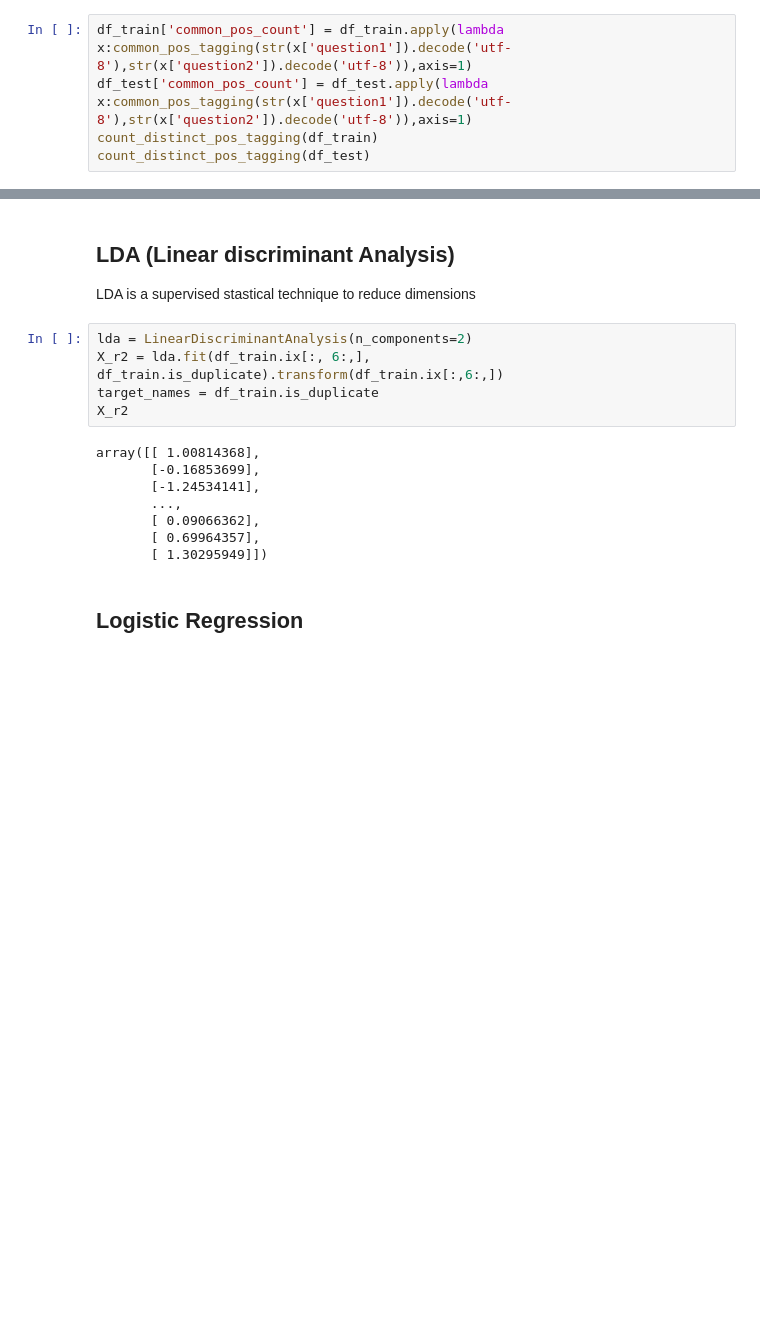
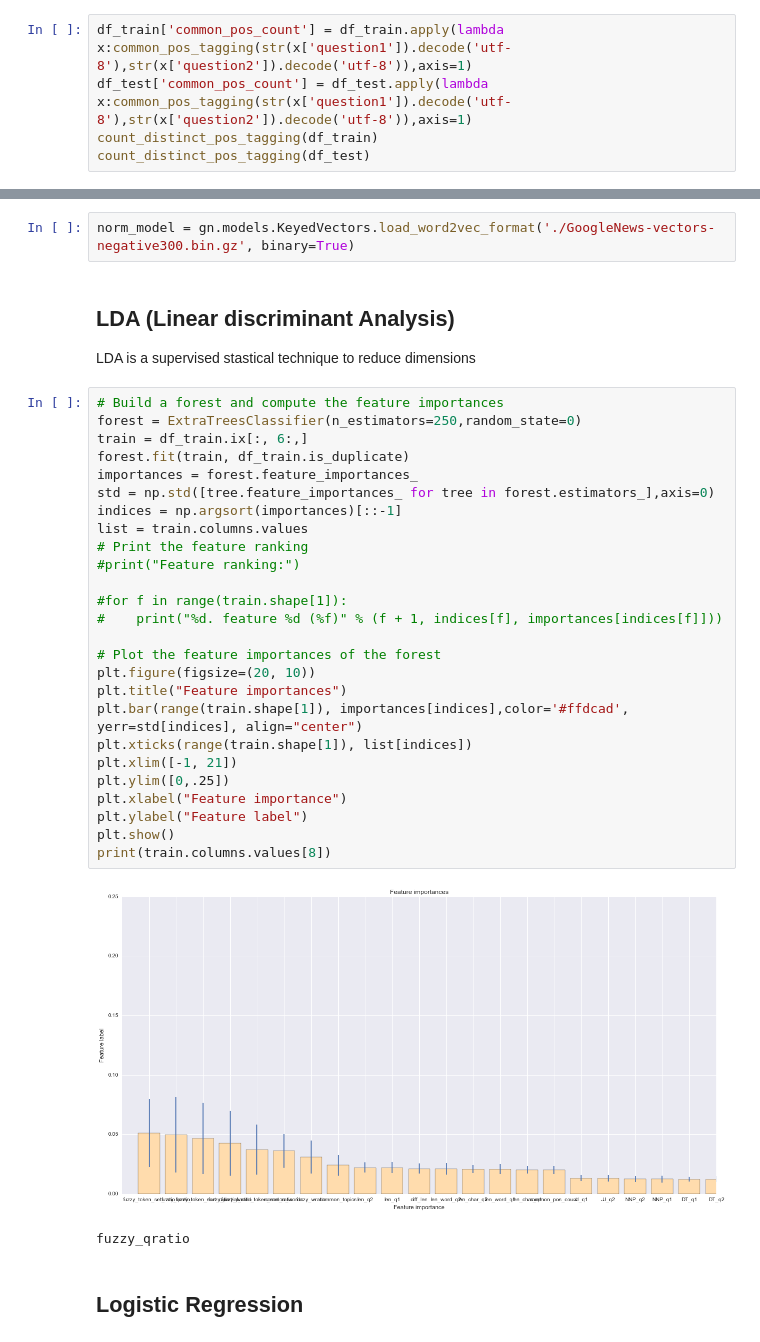
Before and after one commit to aissaelouafi/Quora, a Jupyter notebook: Quora Kaggle competition.ipynb, the cells around one changed output, grey strips where cells are left out. Drawn from its saved outputs; the diff is of its cells as text; blank space fills up the shorter version.

Commit message:
Add ExtraTreesClassifier ==> features importances

```diff
--- a/Quora Kaggle competition.ipynb
+++ b/Quora Kaggle competition.ipynb
@@ -202,19 +209,37 @@ df_train.head(3)
+# %%
+norm_model = gn.models.KeyedVectors.load_word2vec_format('./GoogleNews-vectors-negative300.bin.gz', binary=True)
 # %% [markdown]
 ## LDA (Linear discriminant Analysis)
 LDA is a supervised stastical technique to reduce dimensions
-# %%
-lda = LinearDiscriminantAnalysis(n_components=2)
-X_r2 = lda.fit(df_train.ix[:, 6:,], df_train.is_duplicate).transform(df_train.ix[:,6:,])
-target_names = df_train.is_duplicate
-X_r2
-# %% [output]
-array([[ 1.00814368],
-       [-0.16853699],
-       [-1.24534141],
-       ...,
-       [ 0.09066362],
-       [ 0.69964357],
-       [ 1.30295949]])
+# %%
+# Build a forest and compute the feature importances
+forest = ExtraTreesClassifier(n_estimators=250,random_state=0)
+train = df_train.ix[:, 6:,]
+forest.fit(train, df_train.is_duplicate)
+importances = forest.feature_importances_
+std = np.std([tree.feature_importances_ for tree in forest.estimators_],axis=0)
+indices = np.argsort(importances)[::-1]
+list = train.columns.values
+# Print the feature ranking
+#print("Feature ranking:")
+
+#for f in range(train.shape[1]):
+#    print("%d. feature %d (%f)" % (f + 1, indices[f], importances[indices[f]]))
+
+# Plot the feature importances of the forest
+plt.figure(figsize=(20, 10))
+plt.title("Feature importances")
+plt.bar(range(train.shape[1]), importances[indices],color='#ffdcad', yerr=std[indices], align="center")
+plt.xticks(range(train.shape[1]), list[indices])
+plt.xlim([-1, 21])
+plt.ylim([0,.25])
+plt.xlabel("Feature importance")
+plt.ylabel("Feature label")
+plt.show()
+print(train.columns.values[8])
+# %% [output]
+[figure, added]
+fuzzy_qratio
 # %% [markdown]
 ## Logistic Regression
 # %%
```
Also changed, not shown: parts of 5 cells of this notebook.
